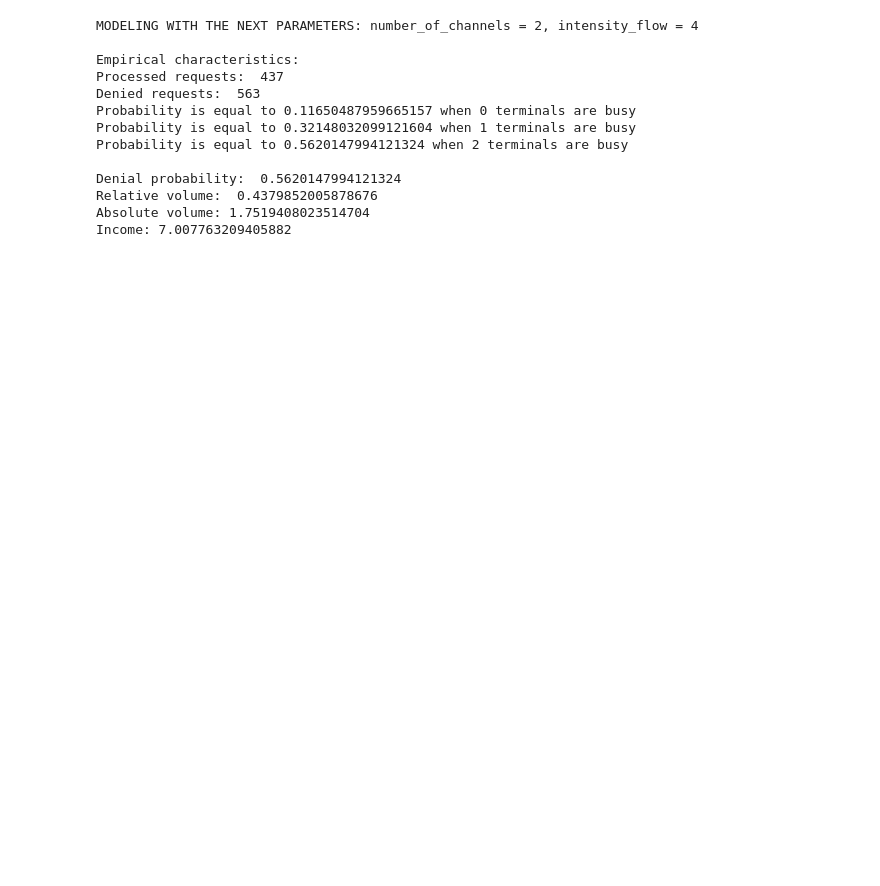
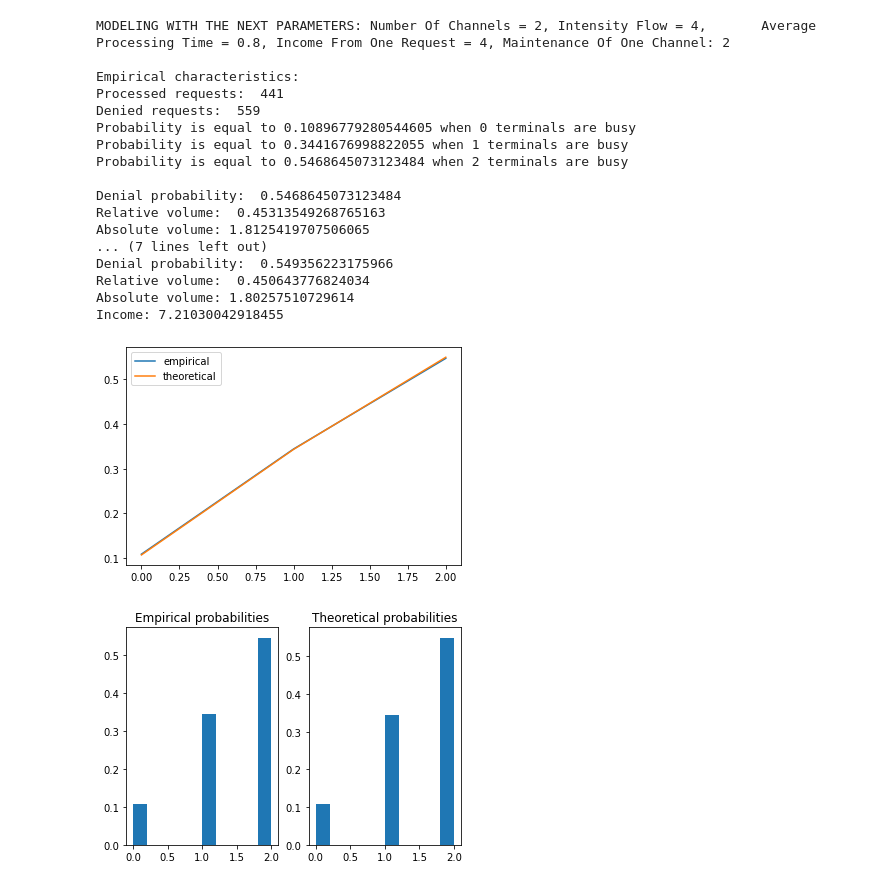
Before and after one commit to max-zhukousky/MMod, a Jupyter notebook: MMod_Third_Maxim_Zhukousky_853502.ipynb, the cells around one changed output. Drawn from its saved outputs; the diff is of its cells as text; code cells hidden in the pictures; blank space fills up the shorter version.

Commit message:
Added theoretical stats

```diff
--- a/MMod_Third_Maxim_Zhukousky_853502.ipynb
+++ b/MMod_Third_Maxim_Zhukousky_853502.ipynb
@@ -40,23 +40,21 @@ class CharacteristicsShower():
 
         return probs
 
-    """def theoretical(self):
+    def theoretical(self):
         print('\nTheoretical characteristics:')
 
-        ro = self.model.lambda_ / self.model.mu
-        p0 = 1 / (nsum(lambda k: ro ** k / fac(k), [0, self.model.number_of_channels]) + (ro ** self.model.number_of_channels / fac(self.model.number_of_channels)) \
-                  * nsum(lambda i: ro ** i / nprod(lambda l: (self.model.number_of_channels + l * self.model.nu / self.model.mu), [1, i]), [1, self.model.m]))
+        ro = self.model.intensity_flow / self.model.intensity_flow_service
+        p0 = 1 / (nsum(lambda k: ro ** k / fac(k), [0, self.model.number_of_channels]))
+
         print(f'Probability is equal to {p0} when 0 terminals are busy')
 
-        avg_processing, ps, probs = self.calculate_probs_theor(p0, ro)
+        ps, probs = self.calculate_probs_theor(p0, ro)
 
-        p_denial, Q, A, avg_processing_time, avg_waiting_time, avg_total_time = self.calculate_Q_A_and_total_time(ps, 'theoretical')
+        p_denial, Q, A, D = self.calculate_Q_A_D(ps, 'theoretical')
 
         print_parameters(p_denial, Q, A, D)
 
         return probs
-    """
-
 
     def calculate_Q_A_D(self, ps, char_type):
         p_denial = ps
@@ -75,21 +73,18 @@ class CharacteristicsShower():
 
         return probs, pk
 
-    """def calculate_probs_theor(self, p0, ro):
-        avg_processing = 0
+    def calculate_probs_theor(self, p0, ro):
         probs = [p0]
         for k in range(1, self.model.number_of_channels + 1):
             pk = ro ** k * p0 / fac(k)
             probs.append(pk)
-            avg_processing += k * pk
             print(f'Probability is equal to {pk} when {k} terminals are busy')
 
-        return avg_processing, ps, probs
-        """
+        return pk, probs
 
     def plot_graphs(self):
         empirical_probs = self.empirical()
-        """theoretical_probs = self.theoretical()
+        theoretical_probs = self.theoretical()
 
         fig, ax = plt.subplots()
         ax.plot(empirical_probs, label='empirical')
@@ -104,7 +99,6 @@ class CharacteristicsShower():
         ax[1].hist(list(np.arange(0, len(theoretical_probs), 1)), weights=theoretical_probs)
 
         plt.show()
-        """
 # %%
 class SystemOfMassServiceModel:
     def __init__(self, number_of_channels, intensity_flow, avg_processing_time, intensity_flow_service, income_from_one_request,
@@ -215,28 +209,35 @@ class SystemOfMassServiceModel:
 # %%
 number_of_channels = 2
 intensity_flow = 4
 avg_processing_time = 0.8
 intensity_flow_service = 1 / avg_processing_time
 income_from_one_request = 4
 maintenance_of_one_channel = 2
 max_requests_num = 1000
 
 model = SystemOfMassServiceModel(number_of_channels, intensity_flow, avg_processing_time, intensity_flow_service, income_from_one_request, maintenance_of_one_channel, max_requests_num)
 model.modeling()
-print(f'MODELING WITH THE NEXT PARAMETERS: number_of_channels = {model.number_of_channels}, intensity_flow = {model.intensity_flow}')
+print(f'MODELING WITH THE NEXT PARAMETERS: Number Of Channels = {model.number_of_channels}, Intensity Flow = {model.intensity_flow}, \
+      Average Processing Time = {avg_processing_time}, Income From One Request = {income_from_one_request}, Maintenance Of One Channel: {maintenance_of_one_channel}')
 model_characteristics = CharacteristicsShower(model)
 model_characteristics.plot_graphs()
 # %% [output]
-MODELING WITH THE NEXT PARAMETERS: number_of_channels = 2, intensity_flow = 4
+MODELING WITH THE NEXT PARAMETERS: Number Of Channels = 2, Intensity Flow = 4,       Average Processing Time = 0.8, Income From One Request = 4, Maintenance Of One Channel: 2
 
 Empirical characteristics:
-Processed requests:  437
-Denied requests:  563
-Probability is equal to 0.11650487959665157 when 0 terminals are busy
-Probability is equal to 0.32148032099121604 when 1 terminals are busy
-Probability is equal to 0.5620147994121324 when 2 terminals are busy
+Processed requests:  441
+Denied requests:  559
+Probability is equal to 0.10896779280544605 when 0 terminals are busy
+Probability is equal to 0.3441676998822055 when 1 terminals are busy
+Probability is equal to 0.5468645073123484 when 2 terminals are busy
 
-Denial probability:  0.5620147994121324
-Relative volume:  0.4379852005878676
-Absolute volume: 1.7519408023514704
-Income: 7.007763209405882
+Denial probability:  0.5468645073123484
+Relative volume:  0.45313549268765163
+Absolute volume: 1.8125419707506065
+... (7 lines left out)
+Denial probability:  0.549356223175966
+Relative volume:  0.450643776824034
+Absolute volume: 1.80257510729614
+Income: 7.21030042918455
+[figure, added]
+[figure, added]
```
Also changed, not shown: parts of 2 cells of this notebook.
